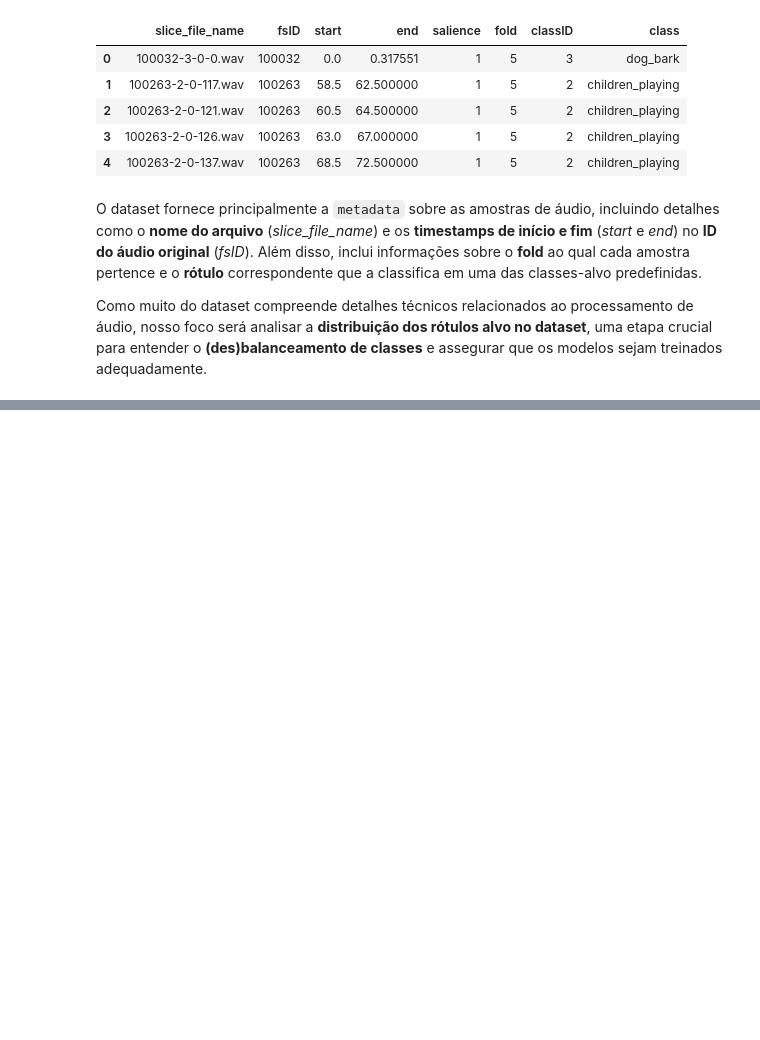
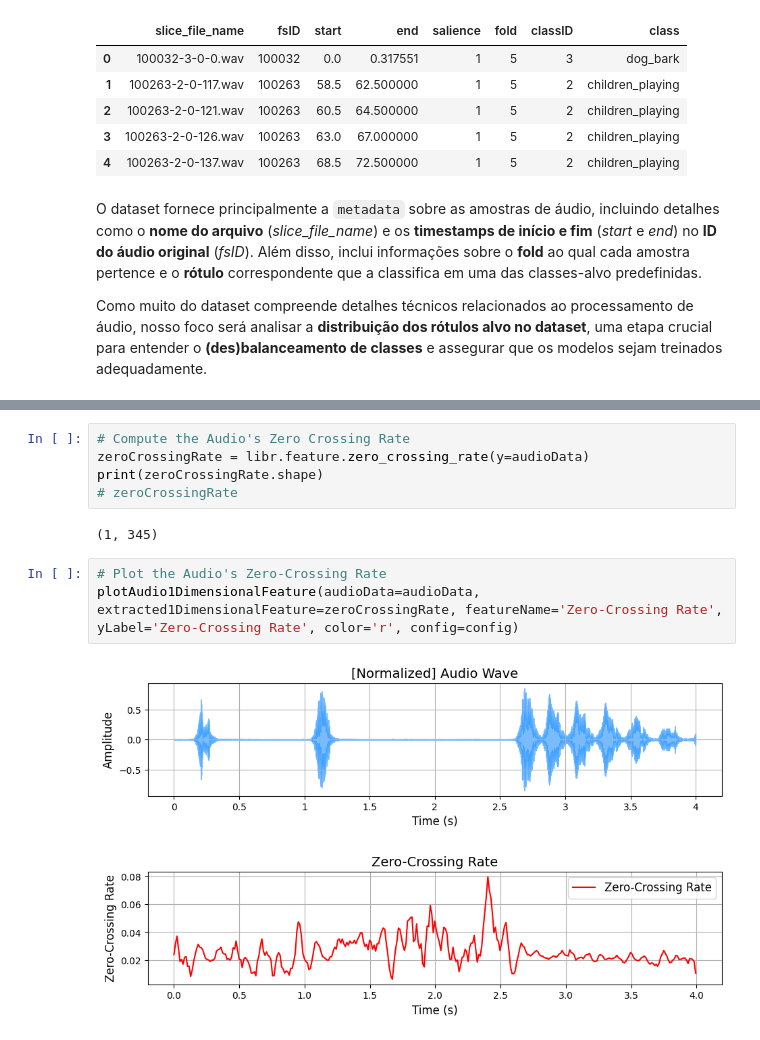
Before and after one commit to NightF0x26/ML2-Project, a Jupyter notebook: Urban-Sound-Classification/UrbanSound.ipynb, the cells around one changed output, grey strips where cells are left out. Drawn from its saved outputs; the diff is of its cells as text; blank space fills up the shorter version.

```diff
--- a/Urban-Sound-Classification/UrbanSound.ipynb
+++ b/Urban-Sound-Classification/UrbanSound.ipynb
@@ -117,0 +175,12 @@ Como muito do dataset compreende detalhes técnicos relacionados ao processament
+# %%
+# Compute the Audio's Zero Crossing Rate
+zeroCrossingRate = libr.feature.zero_crossing_rate(y=audioData)
+print(zeroCrossingRate.shape)
+# zeroCrossingRate
+# %% [output]
+(1, 345)
+# %%
+# Plot the Audio's Zero-Crossing Rate
+plotAudio1DimensionalFeature(audioData=audioData, extracted1DimensionalFeature=zeroCrossingRate, featureName='Zero-Crossing Rate', yLabel='Zero-Crossing Rate', color='r', config=config)
+# %% [output]
+[figure, added]
```
Also changed, not shown: parts of 41 cells of this notebook, 58 other files.
